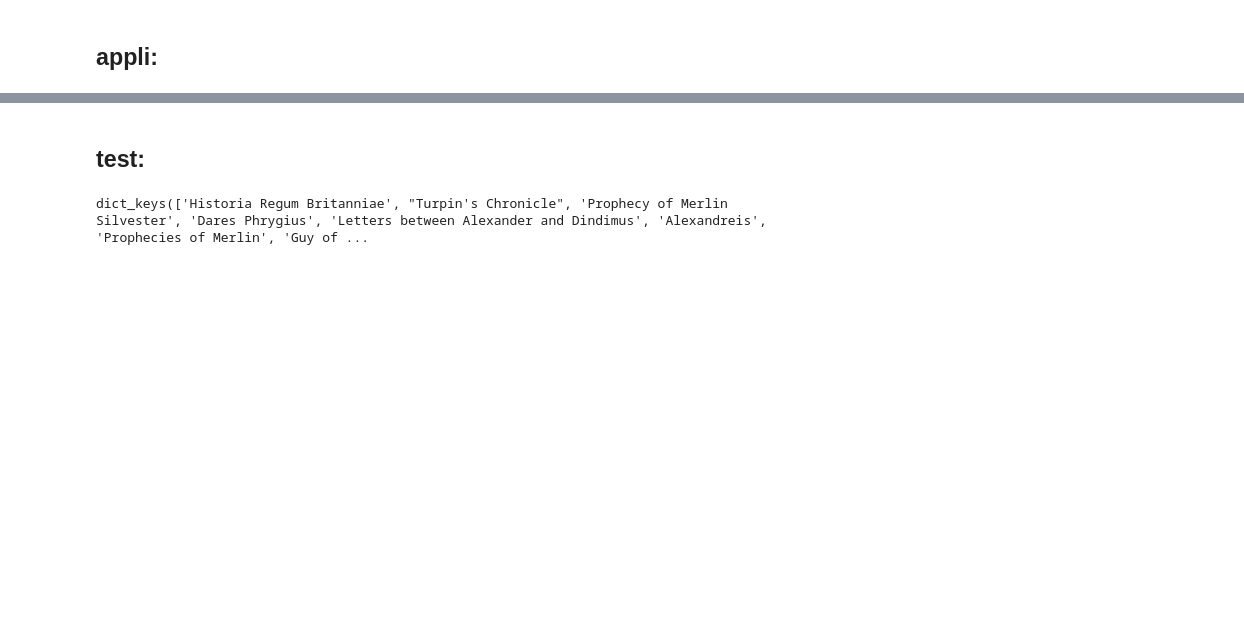
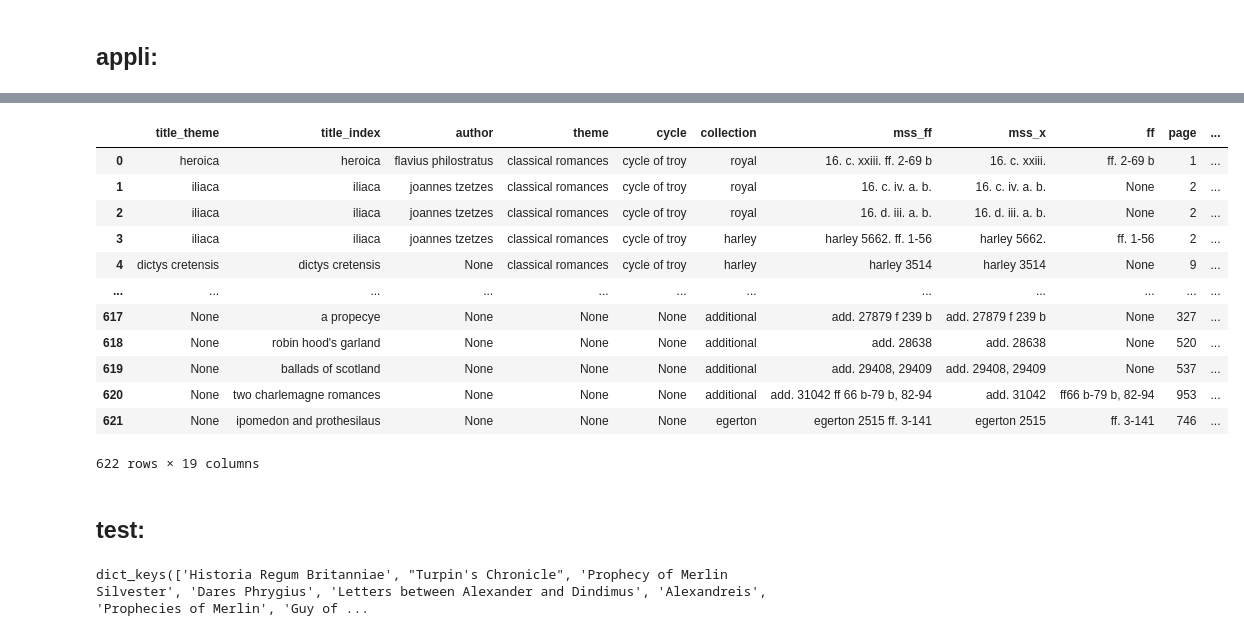
Before and after one commit to yeliu-dh/romance_catalogue_network, a Jupyter notebook: notebooks/test_combine.ipynb, the cells around one changed output, grey strips where cells are left out. Cells and saved outputs as stored; diff of their text form; code cells hidden in the pictures; blank space fills up the shorter version.

Commit message:
index_theme_notice

```diff
--- a/notebooks/test_combine.ipynb
+++ b/notebooks/test_combine.ipynb
@@ -10,0 +13,8 @@ import re
+# %%
+## index_table(corrigé manuellement) => index_table_clean
+
+path_index_table=r"../results\vol1\index_table_clean.json"
+with open(path_index_table, 'r', encoding='utf-8')as f:
+    index_table=json.load(f)
+    print(len(index_table))
+index_table
@@ -46,6 +73,6 @@ index_table_clean
 # %%
 import json
-path_index_table_clean="../results/vol1/index_table_clean.json"
+path_index_table_clean="../results/vol1/vol1-index_table_clean.json"
 with open(path_index_table_clean,'r', encoding='utf-8') as f:
     index_table_clean=json.load(f)
 
@@ -128,0 +113,6 @@ df_table.to_csv("../results/combined_table.csv", index=False)
+# %%
+path_notices_clean=r"../results\vol1\vol1-notices_clean.json"
+with open(path_notices_clean,'r', encoding='utf-8') as f:
+    notices=json.load(f)
+    print(notices)
+notices
@@ -128,0 +138,4 @@ df_table.to_csv("../results/combined_table.csv", index=False)
+# %%
+import pandas as pd
+notices_df=pd.DataFrame(notices)
+display(notices_df[['mss_index',"material_class","size_class", 'cent_i']])
@@ -129,3 +156,20 @@ df_table.to_csv("../results/combined_table.csv", index=False)
+# %%
+df_all=df_table.merge(notices_df, on="mss_index", how='left')
+display(df_all)
+# %% [output]
+|  | title_theme | title_index | author | theme | cycle | collection | mss_ff | mss_x | ff | page | ... |
+| 0 | heroica | heroica | flavius philostratus | classical romances | cycle of troy | royal | 16. c. xxiii. ff. 2-69 b | 16. c. xxiii. | ff. 2-69 b | 1 | ... |
+| 1 | iliaca | iliaca | joannes tzetzes | classical romances | cycle of troy | royal | 16. c. iv. a. b. | 16. c. iv. a. b. | None | 2 | ... |
+| 2 | iliaca | iliaca | joannes tzetzes | classical romances | cycle of troy | royal | 16. d. iii. a. b. | 16. d. iii. a. b. | None | 2 | ... |
+| 3 | iliaca | iliaca | joannes tzetzes | classical romances | cycle of troy | harley | harley 5662. ff. 1-56 | harley 5662. | ff. 1-56 | 2 | ... |
+| 4 | dictys cretensis | dictys cretensis | None | classical romances | cycle of troy | harley | harley 3514 | harley 3514 | None | 9 | ... |
+| ... | ... | ... | ... | ... | ... | ... | ... | ... | ... | ... | ... |
+| 617 | None | a propecye | None | None | None | additional | add. 27879 f 239 b | add. 27879 f 239 b | None | 327 | ... |
+| 618 | None | robin hood's garland | None | None | None | additional | add. 28638 | add. 28638 | None | 520 | ... |
+| 619 | None | ballads of scotland | None | None | None | additional | add. 29408, 29409 | add. 29408, 29409 | None | 537 | ... |
+| 620 | None | two charlemagne romances | None | None | None | additional | add. 31042 ff 66 b-79 b, 82-94 | add. 31042 | ff66 b-79 b, 82-94 | 953 | ... |
+| 621 | None | ipomedon and prothesilaus | None | None | None | egerton | egerton 2515 ff. 3-141 | egerton 2515 | ff. 3-141 | 746 | ... |
+622 rows × 19 columns
 # %% [markdown]
 ## test:
 # %%
```
Also changed, not shown: parts of 12 cells of this notebook, 7 other files.
